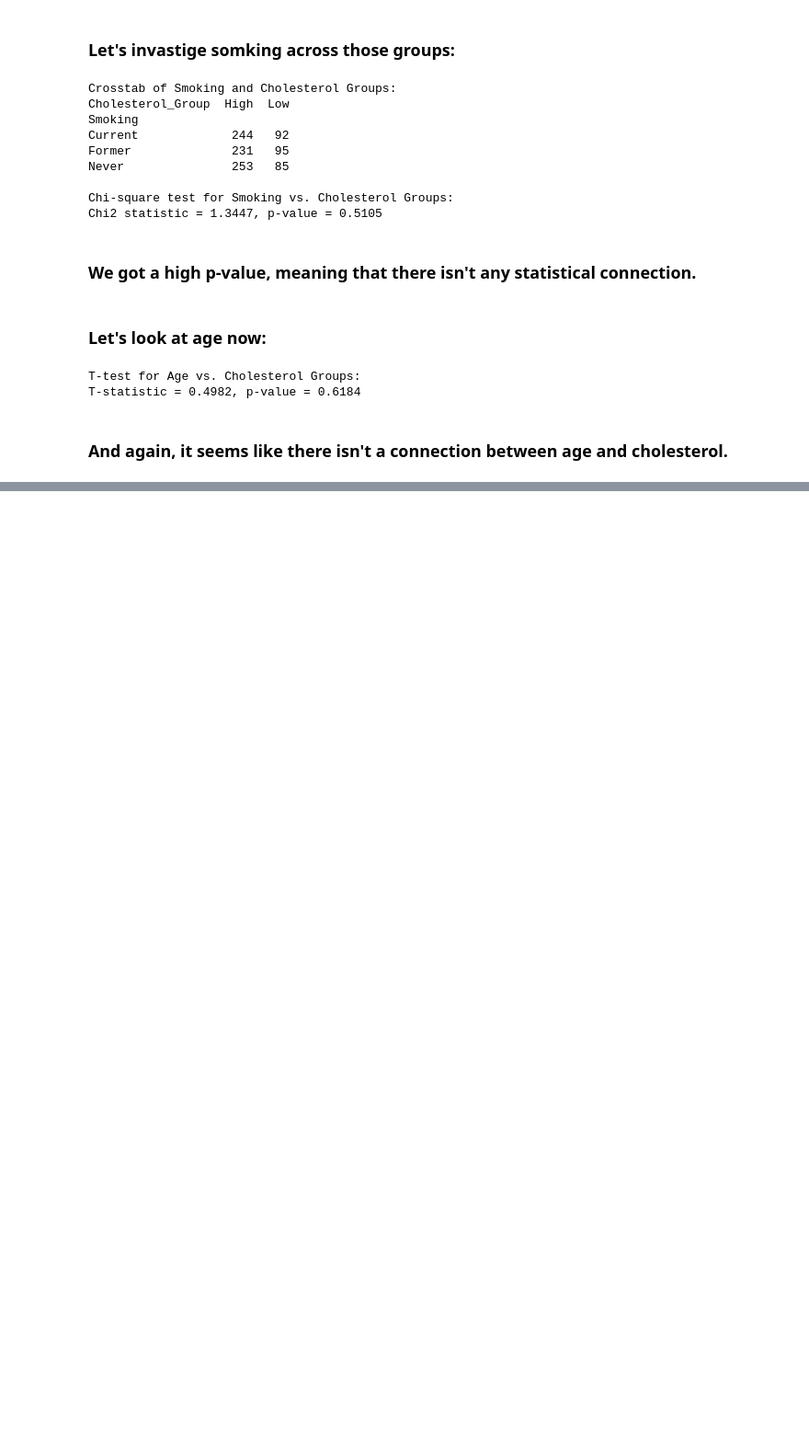
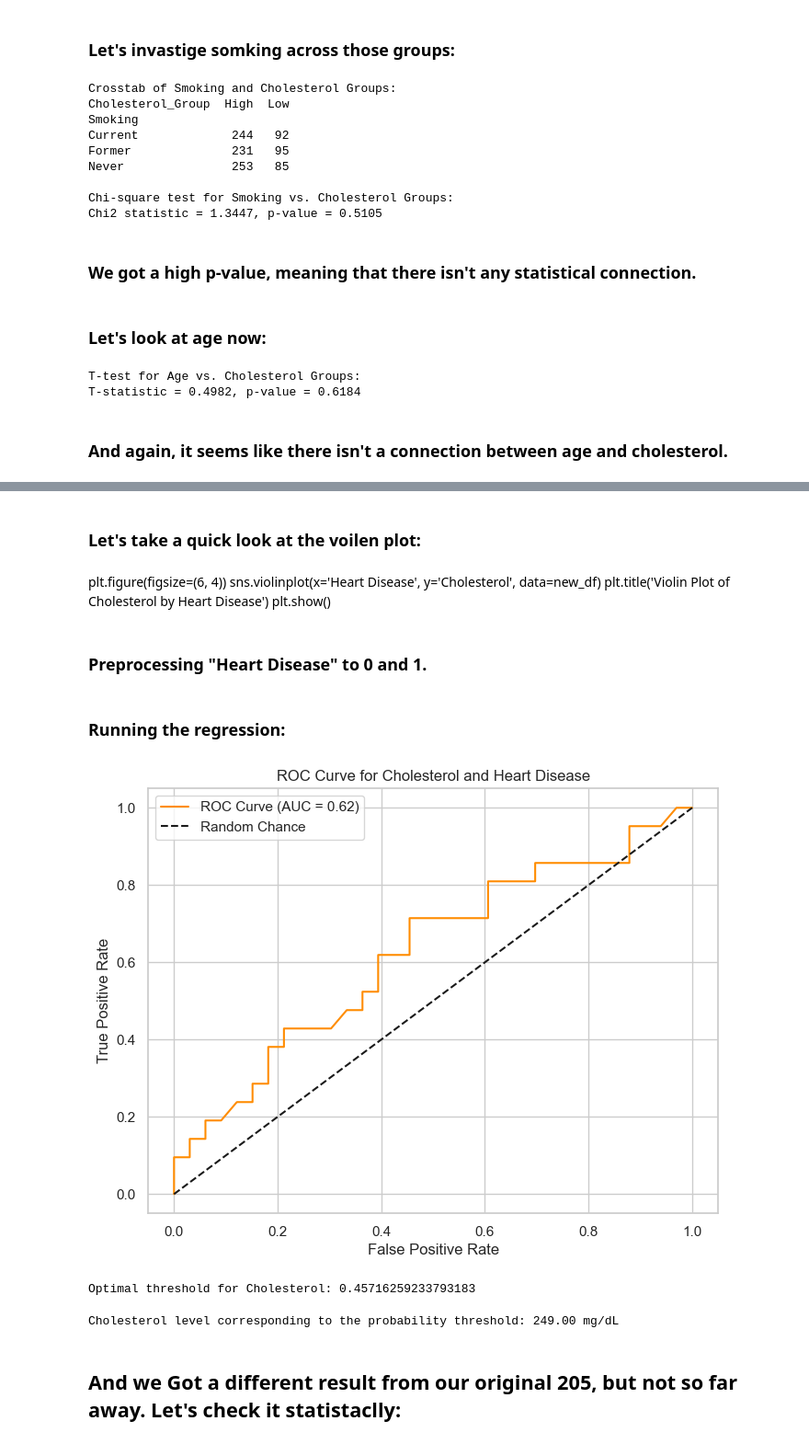
Before and after one commit to yairgilady/Statistical_Theory_Final_Project, a Jupyter notebook: Exploring_cholesterol.ipynb, the cells around one changed output, grey strips where cells are left out. Shown at 92% size. Drawn from its saved outputs; the diff is of its cells as text; code cells hidden in the pictures; blank space fills up the shorter version.

```diff
--- a/Exploring_cholesterol.ipynb
+++ b/Exploring_cholesterol.ipynb
@@ -354,0 +357,3 @@ T-statistic = 0.4982, p-value = 0.6184
+# %%
+new_df = pd.read_csv("/home/yair/Downloads/Heart_Disease_Prediction.csv")
+new_df.head()
@@ -354,0 +367,70 @@ T-statistic = 0.4982, p-value = 0.6184
+# %% [markdown]
+### Let's take a quick look at the voilen plot:
+# %% [markdown]
+plt.figure(figsize=(6, 4))
+sns.violinplot(x='Heart Disease', y='Cholesterol', data=new_df)
+plt.title('Violin Plot of Cholesterol by Heart Disease')
+plt.show()
+# %% [markdown]
+### Preprocessing "Heart Disease" to 0 and 1.
+# %%
+new_df['Heart Disease'] = new_df['Heart Disease'].replace({'Presence': 1, 'Absence': 0})
+# %% [markdown]
+### Running the regression:
+# %%
+import numpy as np
+from sklearn.linear_model import LogisticRegression
+from sklearn.model_selection import train_test_split
+from sklearn.metrics import roc_curve, roc_auc_score
+
+# Step 1: Prepare the data
+# Assuming your dataset is in a DataFrame called 'df' and you have 'Cholesterol' and 'HeartDisease' columns
+X = new_df[['Cholesterol']]  # Feature: Cholesterol
+y = new_df['Heart Disease']    # Target: Heart Disease (0 or 1)
+
+# Step 2: Train-test split (optional, but good practice)
+X_train, X_test, y_train, y_test = train_test_split(X, y, test_size=0.2, random_state=42)
+
+# Step 3: Fit logistic regression model
+log_reg = LogisticRegression()
+log_reg.fit(X_train, y_train)
+
+# Step 4: Predict probabilities of heart disease based on cholesterol levels
+y_pred_prob = log_reg.predict_proba(X_test)[:, 1]  # Probability of heart disease (class 1)
+
+# Step 5: Plot ROC curve to assess model performance
+fpr, tpr, thresholds = roc_curve(y_test, y_pred_prob)
+roc_auc = roc_auc_score(y_test, y_pred_prob)
+
+plt.figure(figsize=(8, 6))
+plt.plot(fpr, tpr, label=f'ROC Curve (AUC = {roc_auc:.2f})', color='darkorange')
+plt.plot([0, 1], [0, 1], 'k--', label='Random Chance')
+plt.title('ROC Curve for Cholesterol and Heart Disease')
+plt.xlabel('False Positive Rate')
+plt.ylabel('True Positive Rate')
+plt.legend()
+plt.show()
+
+# Step 6: Find the threshold that maximizes the true positive rate while minimizing false positives
+optimal_idx = np.argmax(tpr - fpr)
+optimal_threshold = thresholds[optimal_idx]
+
+print(f"Optimal threshold for Cholesterol: {optimal_threshold}")
+# %% [output]
+[figure, added]
+Optimal threshold for Cholesterol: 0.45716259233793183
+# %%
+# Extract model coefficients (beta_0 is intercept, beta_1 is coefficient for Cholesterol)
+beta_0 = log_reg.intercept_[0]  # Intercept
+beta_1 = log_reg.coef_[0][0]    # Coefficient for Cholesterol
+
+# Threshold probability (from ROC)
+threshold_prob = 0.45716259233793183
+
+# Calculate the cholesterol level that gives this probability
+cholesterol_threshold = (np.log(threshold_prob / (1 - threshold_prob)) - beta_0) / beta_1
+print(f"Cholesterol level corresponding to the probability threshold: {cholesterol_threshold:.2f} mg/dL")
+# %% [output]
+Cholesterol level corresponding to the probability threshold: 249.00 mg/dL
+# %% [markdown]
+## And we Got a different result from our original 205, but not so far away. Let's check it statistaclly:
```
Also changed, not shown: parts of 6 cells of this notebook.
